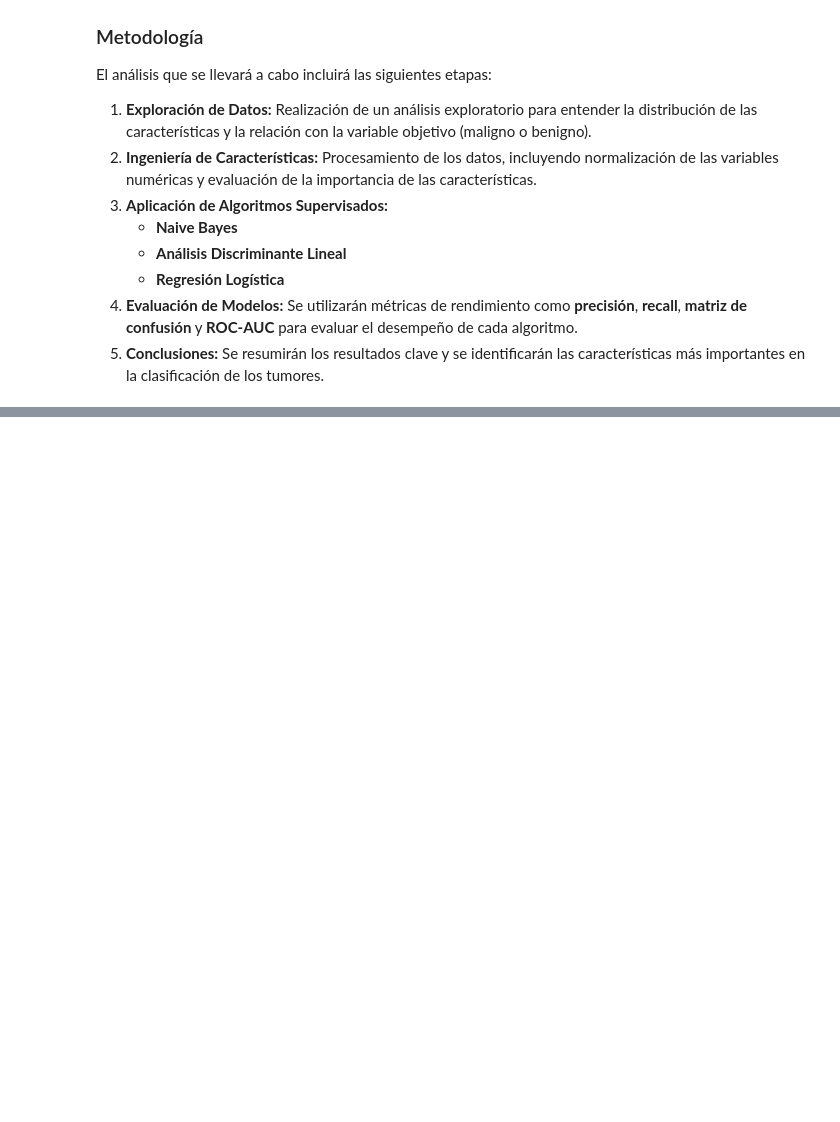
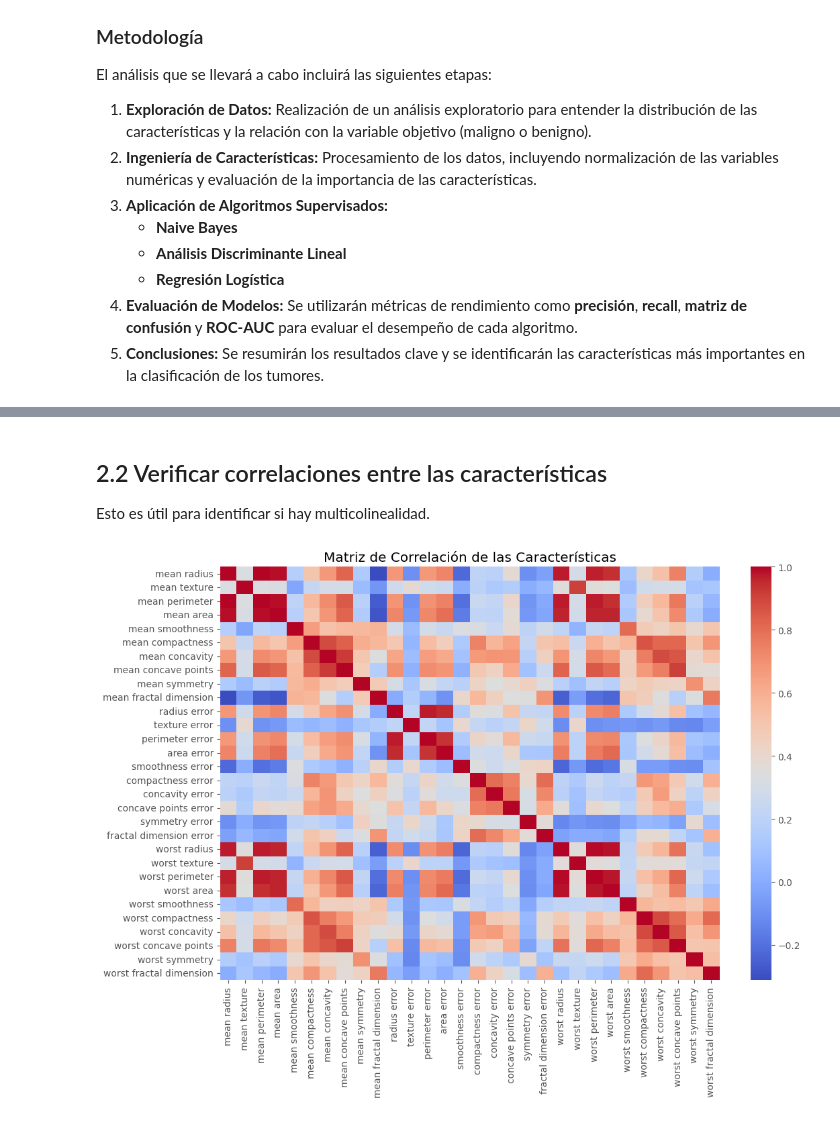
Before and after one commit to Godoca2/Machine-Learning, a Jupyter notebook: Scripts/ML_Lab3_DataSet_breast_cancer.ipynb, the cells around one changed output, grey strips where cells are left out. Cells and saved outputs as stored; diff of their text form; code cells hidden in the pictures; blank space fills up the shorter version.

```diff
--- a/Scripts/ML_Lab3_DataSet_breast_cancer.ipynb
+++ b/Scripts/ML_Lab3_DataSet_breast_cancer.ipynb
@@ -41,0 +121,16 @@ El análisis que se llevará a cabo incluirá las siguientes etapas:
+# %%
+from sklearn.preprocessing import StandardScaler
+
+# Separar las características y la variable objetivo
+X = df_breast_cancer.drop('target', axis=1)
+y = df_breast_cancer['target']
+
+# Normalización de las características
+scaler = StandardScaler()
+X_scaled = scaler.fit_transform(X)
+
+# Convertir a DataFrame para mantener la estructura
+X_scaled_df = pd.DataFrame(X_scaled, columns=data.feature_names)
+
+# Mostrar las primeras filas de los datos normalizados
+X_scaled_df.head()
@@ -41,0 +145,15 @@ El análisis que se llevará a cabo incluirá las siguientes etapas:
+# %% [markdown]
+## 2.2 Verificar correlaciones entre las características
+
+Esto es útil para identificar si hay multicolinealidad.
+# %%
+# Matriz de correlación
+corr_matrix = X_scaled_df.corr()
+
+# Mapa de calor de la correlación
+plt.figure(figsize=(12,8))
+sns.heatmap(corr_matrix, cmap='coolwarm', annot=False)
+plt.title('Matriz de Correlación de las Características')
+plt.show()
+# %% [output]
+[figure, added]
```
Also changed, not shown: parts of 29 cells of this notebook.
